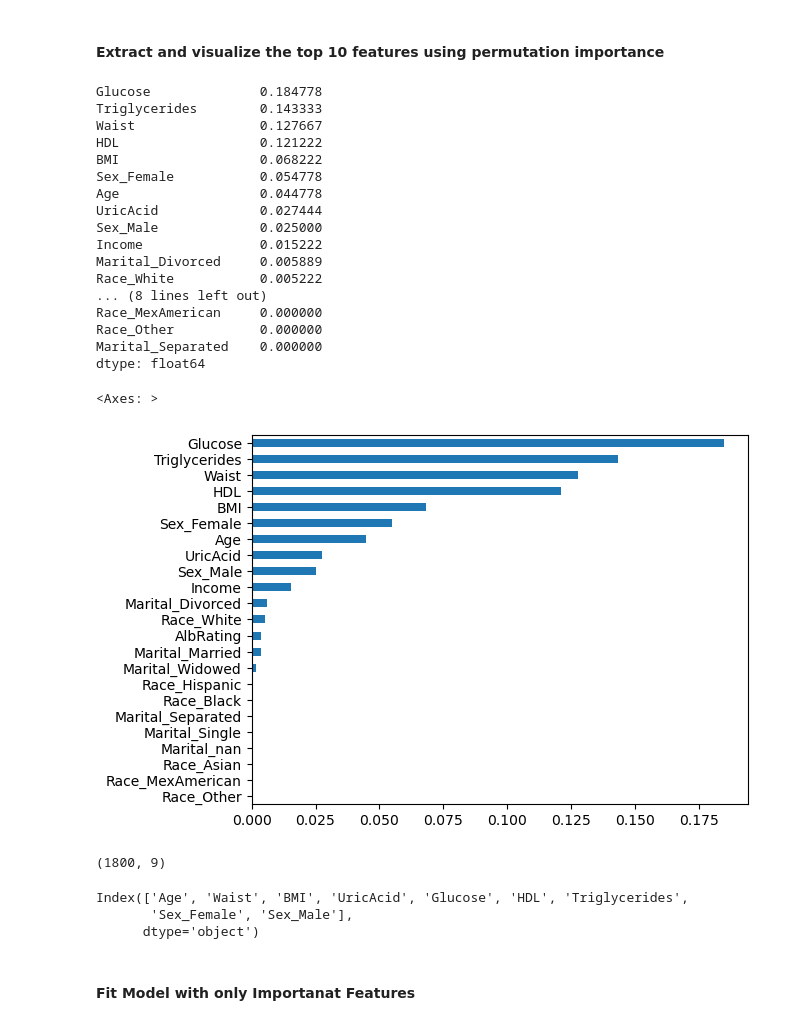
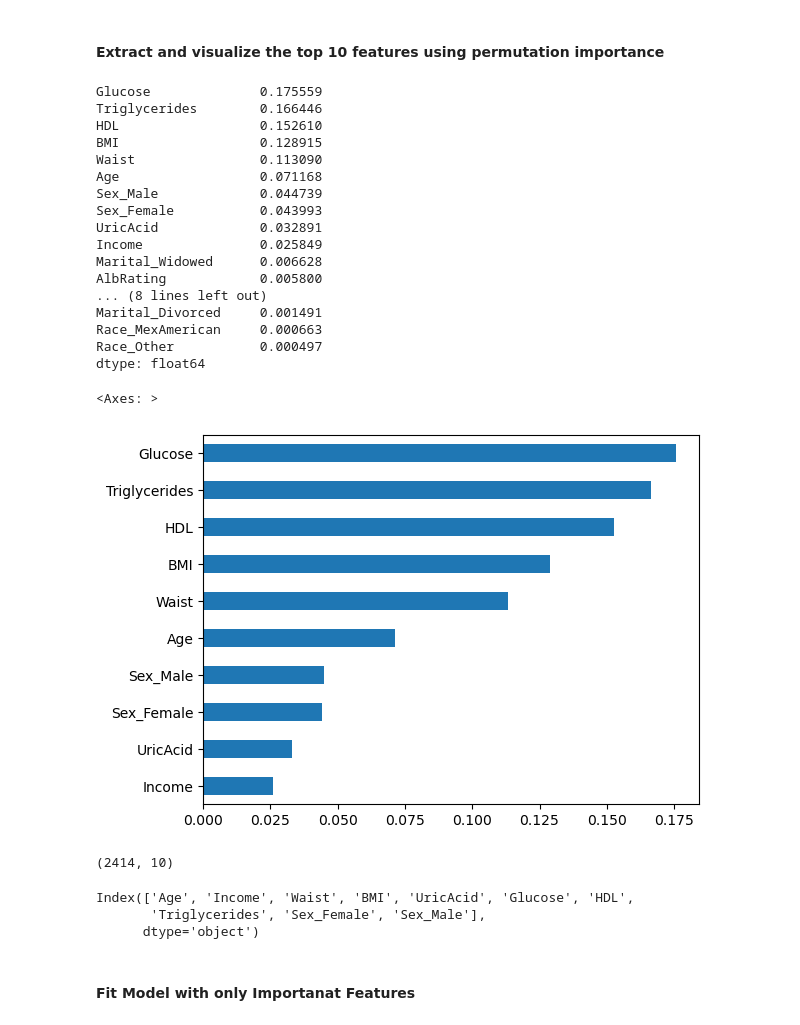
Before and after one commit to SeeBee8/Metabolic-Syndrome-Prediction, a Jupyter notebook: MetSPrediction.ipynb, the cells around one changed output. Drawn from its saved outputs; the diff is of its cells as text; code cells hidden in the pictures.

```diff
--- a/MetSPrediction.ipynb
+++ b/MetSPrediction.ipynb
@@ -910,0 +912,5 @@ True
+# %%
+from imblearn.over_sampling import SMOTE
+smote = SMOTE(random_state = 42)
+X_train_sm,y_train_sm = smote.fit_resample(X_train_proc, y_train)
+y_train_sm.value_counts()
@@ -915,7 +925,7 @@ True
 
 dtdefault = DecisionTreeClassifier()
 #Create a model pipline
-dtdefault.fit(X_train_proc, y_train)
+dtdefault.fit(X_train_sm, y_train_sm)
 dtdefault
 # %% [output]
 DecisionTreeClassifier()
@@ -950,49 +960,49 @@ weighted avg       0.87      0.87      0.87       601
 #### Extract and visualize the top 10 features using permutation importance
 # %%
 ## Calculate feature importances
-importances = permutation_importance(dtdefault, X_train_proc, y_train)
+importances = permutation_importance(dtdefault, X_train_sm, y_train_sm)
 
 ## Create a Series of Feature Importances
 importances_df = pd.Series(importances['importances_mean'], index=dtdefault.feature_names_in_)
 importances_df.sort_values(ascending=False)
 # %% [output]
-Glucose              0.184778
-Triglycerides        0.143333
-Waist                0.127667
-HDL                  0.121222
-BMI                  0.068222
-Sex_Female           0.054778
-Age                  0.044778
-UricAcid             0.027444
-Sex_Male             0.025000
-Income               0.015222
-Marital_Divorced     0.005889
-Race_White           0.005222
+Glucose              0.175559
+Triglycerides        0.166446
+HDL                  0.152610
+BMI                  0.128915
+Waist                0.113090
+Age                  0.071168
+Sex_Male             0.044739
+Sex_Female           0.043993
+UricAcid             0.032891
+Income               0.025849
+Marital_Widowed      0.006628
+AlbRating            0.005800
 ... (8 lines left out)
-Race_MexAmerican     0.000000
-Race_Other           0.000000
-Marital_Separated    0.000000
+Marital_Divorced     0.001491
+Race_MexAmerican     0.000663
+Race_Other           0.000497
 dtype: float64
 # %%
 #Plot the importance
-importances_df.sort_values().plot(kind='barh')
+importances_df.nlargest(10).sort_values().plot(kind='barh')
 # %% [output]
 <Axes: >
-[figure, old version]
+[figure, new version]
 # %%
 ## Create a filter based on a threshold
 threshold = 0.02
 important_features = importances_df > threshold
 
 ## Use the filter to select features to keep
-X_train_perm_sel = X_train_proc.loc[:,important_features]
+X_train_perm_sel = X_train_sm.loc[:,important_features]
 X_test_perm_sel = X_test_proc.loc[:, important_features]
 print(X_train_perm_sel.shape)
 X_train_perm_sel.columns
 # %% [output]
-(1800, 9)
+(2414, 10)
-Index(['Age', 'Waist', 'BMI', 'UricAcid', 'Glucose', 'HDL', 'Triglycerides',
-       'Sex_Female', 'Sex_Male'],
+Index(['Age', 'Income', 'Waist', 'BMI', 'UricAcid', 'Glucose', 'HDL',
+       'Triglycerides', 'Sex_Female', 'Sex_Male'],
       dtype='object')
 # %% [markdown]
 #### Fit Model with only Importanat Features
```
Also changed, not shown: parts of 10 cells of this notebook, 1 other file.
